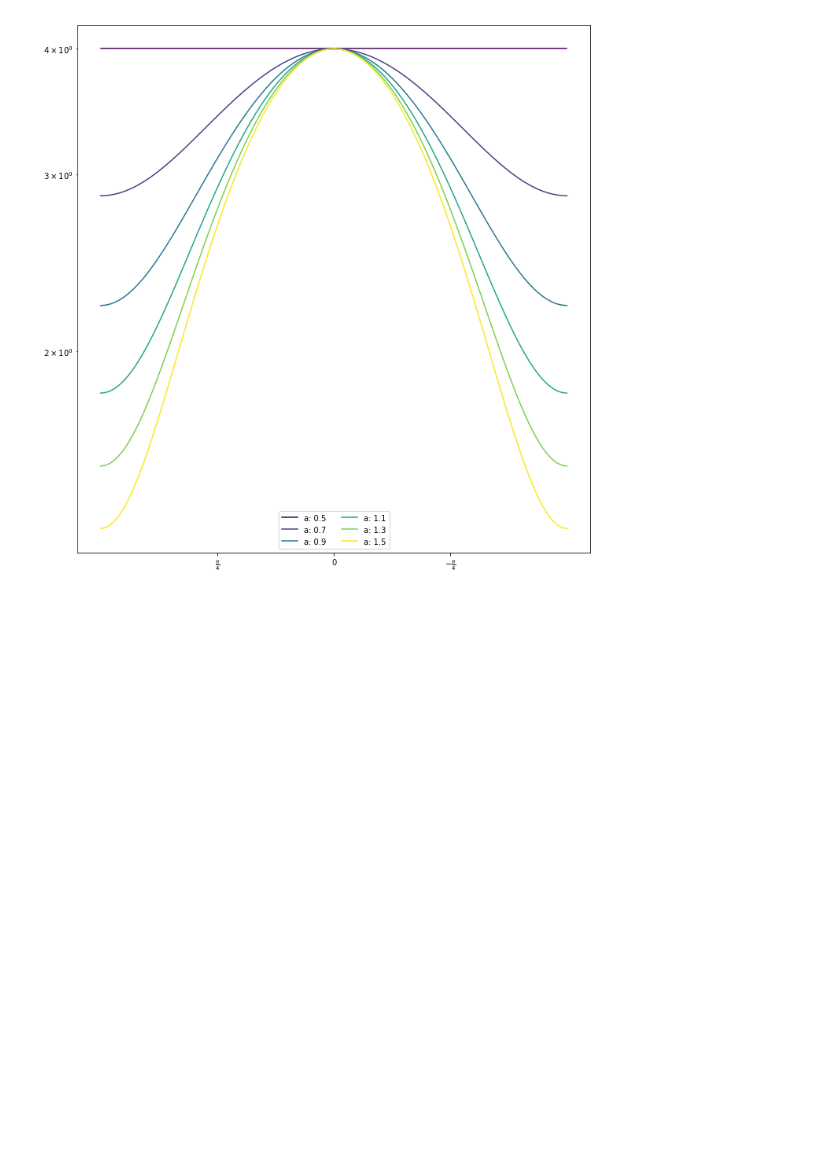
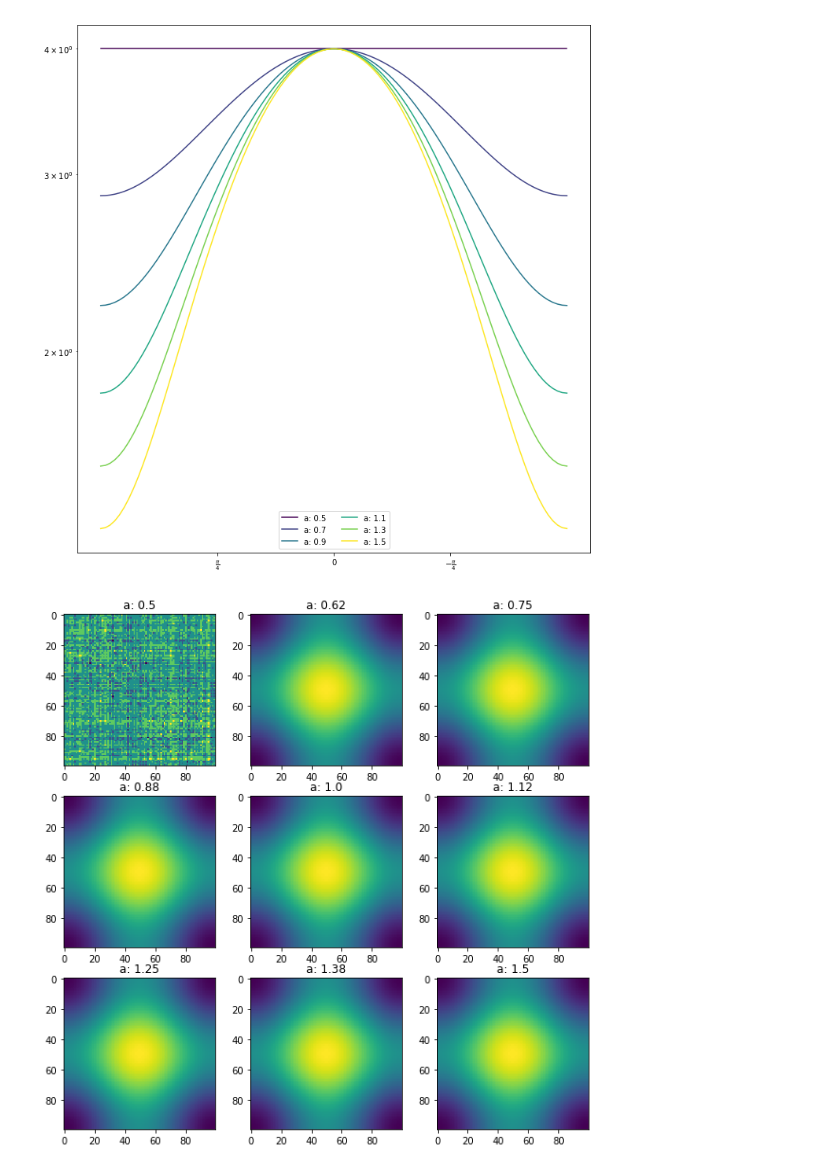
Before and after one commit to BouchardLab/noise_correlations, a Jupyter notebook: notebooks/linear_fisher_analytic.ipynb, the cells around one changed output. Drawn from its saved outputs; the diff is of its cells as text; code cells hidden in the pictures; blank space fills up the shorter version.

```diff
--- a/notebooks/linear_fisher_analytic.ipynb
+++ b/notebooks/linear_fisher_analytic.ipynb
@@ -7,8 +7,8 @@ def lfi(dtheta, a, b):
     s = np.sin(np.pi / 4. + dtheta)
     c = np.cos(np.pi / 4. + dtheta)
     num = a + b + (2. * (a - b) * s * c)
-    den = a * b * ((s**4 + c**4) + (2. * (s**2 * c**2)))
-    return num / den
+    den = (s**4 + c**4) + (2. * (s**2 * c**2))
+    return num / den / a / b
 # %%
 f, ax = plt.subplots(1, figsize=(10, 10))
 b = .5
@@ -25,3 +25,29 @@ ax.set_xticklabels([r'$\frac{\pi}{4}$', 0, r'$-\frac{\pi}{4}$'])
 f.tight_layout()
 # %% [output]
 [figure]
+# %%
+def lfi2(dtheta0, dtheta1, a, b):
+    s0 = np.sin(np.pi / 4. + dtheta0)
+    c0 = np.cos(np.pi / 4. + dtheta0)
+    s1 = np.sin(np.pi / 4. + dtheta1)
+    c1 = np.cos(np.pi / 4. + dtheta1)
+    sc = (s0 * c0 + s1 * c1) / 2.
+    s2 = (s0**2 + s1**2) / 2.
+    c2 = (c0**2 + c1**2) / 2.
+    num = a + b + (2. * (a - b) * sc)
+    den = (s2**2 + c2**2) + (2. * (s2 * c2))
+    return num / den / a / b
+# %%
+f, axes = plt.subplots(3, 3, figsize=(10, 10))
+b = .5
+
+maxes = []
+for ii, ap in enumerate(np.linspace(0, 1, 9)):
+    ax = axes.ravel()[ii]
+    a = b + ap
+    ax.set_title('a: {}'.format(np.around(a, 2)))
+    vals = lfi2(dthetas[np.newaxis], dthetas[:, np.newaxis], a, b)
+    maxes.append(vals.max())
+    ax.imshow(vals)
+# %% [output]
+[figure, added]
```
Also changed, not shown: 3 other files.
